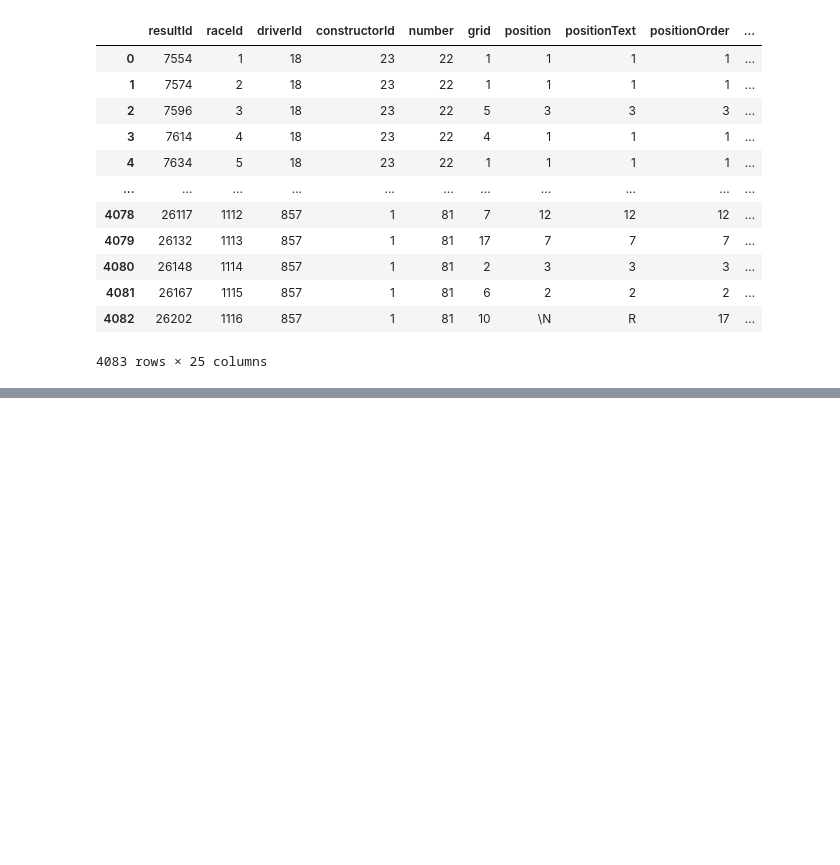
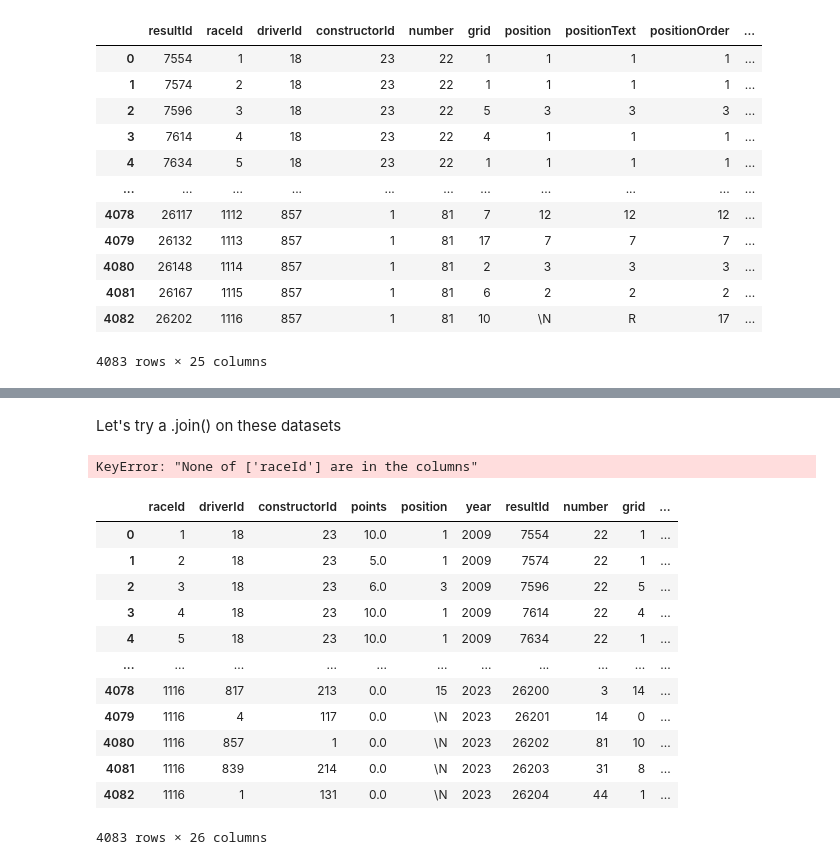
Before and after one commit to OneMoreDavid/f1-goat, a Jupyter notebook: initial-analysis.ipynb, the cells around one changed output, grey strips where cells are left out. Cells and saved outputs as stored; diff of their text form; code cells hidden in the pictures; blank space fills up the shorter version.

Commit message:
data has been merged and seems appropriate for the task ahead

```diff
--- a/initial-analysis.ipynb
+++ b/initial-analysis.ipynb
@@ -220,0 +250,2 @@ results_constructors = pd.merge(results,constructors).copy()
+# %% [markdown]
+Let's try a .join() on these datasets
@@ -220,0 +257,22 @@ results_constructors = pd.merge(results,constructors).copy()
+# %%
+drivers_and_results = results_and_race.set_index('driverId').join(driver_data.set_index('driverId'))
+constructor_and_driver = drivers_and_results.set_index('raceId').join(constructor_data.set_index('construcorId'))
+# %% [output]
+KeyError: "None of ['raceId'] are in the columns"
+# %%
+combined_data = pd.merge(results_races, results_drivers)
+combined_data
+# %% [output]
+|  | raceId | driverId | constructorId | points | position | year | resultId | number | grid | ... |
+| 0 | 1 | 18 | 23 | 10.0 | 1 | 2009 | 7554 | 22 | 1 | ... |
+| 1 | 2 | 18 | 23 | 5.0 | 1 | 2009 | 7574 | 22 | 1 | ... |
+| 2 | 3 | 18 | 23 | 6.0 | 3 | 2009 | 7596 | 22 | 5 | ... |
+| 3 | 4 | 18 | 23 | 10.0 | 1 | 2009 | 7614 | 22 | 4 | ... |
+| 4 | 5 | 18 | 23 | 10.0 | 1 | 2009 | 7634 | 22 | 1 | ... |
+| ... | ... | ... | ... | ... | ... | ... | ... | ... | ... | ... |
+| 4078 | 1116 | 817 | 213 | 0.0 | 15 | 2023 | 26200 | 3 | 14 | ... |
+| 4079 | 1116 | 4 | 117 | 0.0 | \N | 2023 | 26201 | 14 | 0 | ... |
+| 4080 | 1116 | 857 | 1 | 0.0 | \N | 2023 | 26202 | 81 | 10 | ... |
+| 4081 | 1116 | 839 | 214 | 0.0 | \N | 2023 | 26203 | 31 | 8 | ... |
+| 4082 | 1116 | 1 | 131 | 0.0 | \N | 2023 | 26204 | 44 | 1 | ... |
+4083 rows × 26 columns
```
Also changed, not shown: parts of 11 cells of this notebook.
